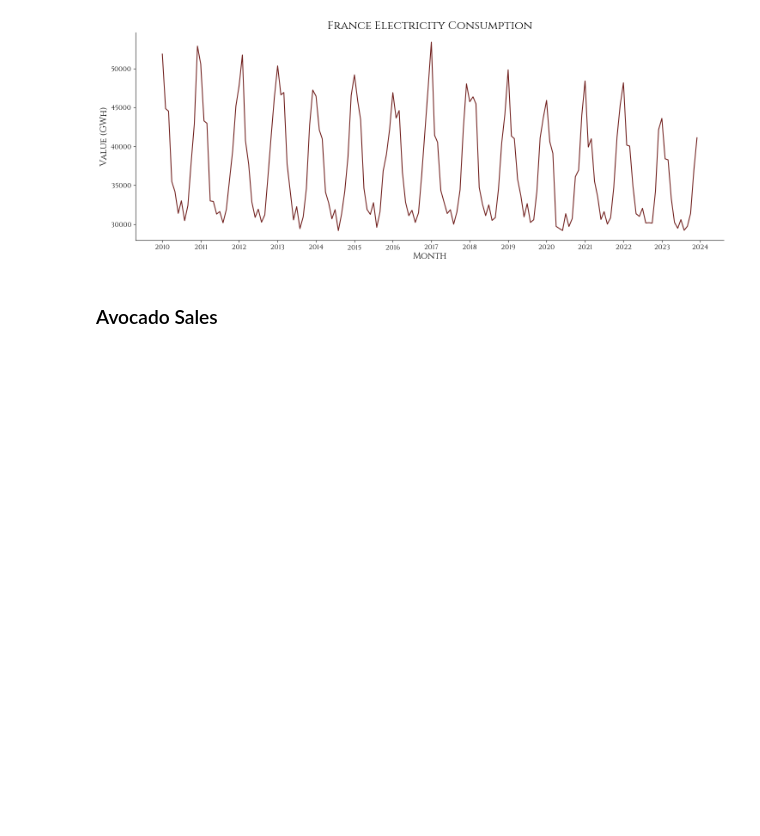
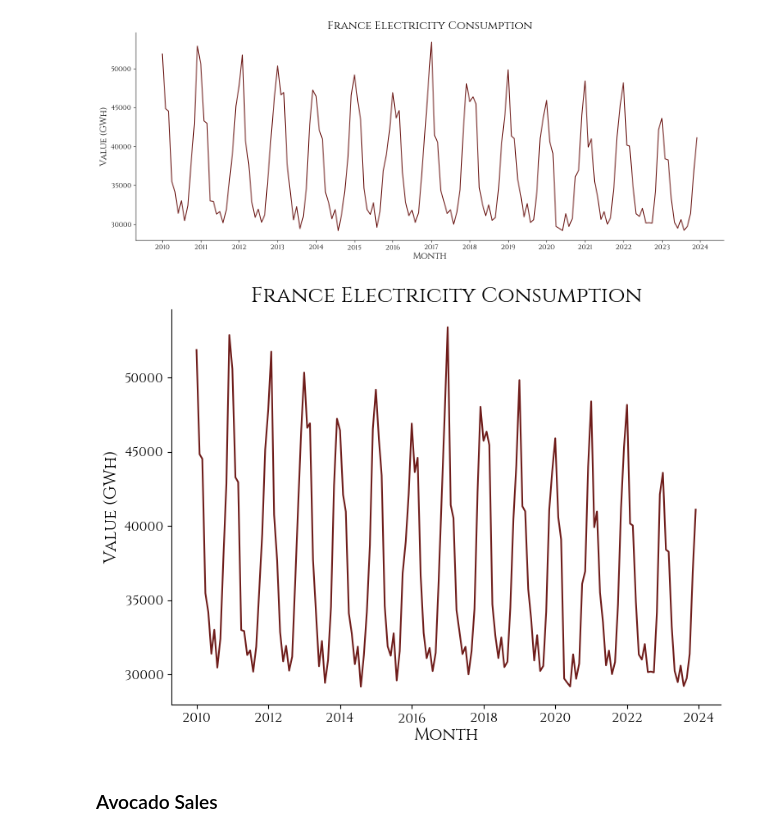
Before and after one commit to kwuh91/LSTF-Transformers-coursework, a Jupyter notebook: code/final.ipynb, the cells around one changed output. Drawn from its saved outputs; the diff is of its cells as text; code cells hidden in the pictures; blank space fills up the shorter version.

```diff
--- a/code/final.ipynb
+++ b/code/final.ipynb
@@ -124,6 +124,20 @@ with plt.rc_context(classic_style): # use context for styles not to interfere
     plt.show()
 # %% [output]
 [figure]
+# %%
+# create plot
+with plt.rc_context(classic_style): # use context for styles not to interfere
+    fig, ax = plt.subplots(figsize=(8, 6))
+    ax.plot(France_df.index, France_df['value'], color=RED, linewidth=1.5)
+
+    ax.set_title('France Electricity Consumption')
+    decorate_regular_plot(ax, 'Month', 'Value (GWh)')
+
+    # plt.savefig(f'{IMAGES_PATH}/time_series_example_France_small.png', dpi=300, transparent=True)
+
+    plt.show()
+# %% [output]
+[figure, added]
 # %% [markdown]
 ### Avocado Sales
 # %%
```
Also changed, not shown: parts of 14 cells of this notebook, 20 other files.
